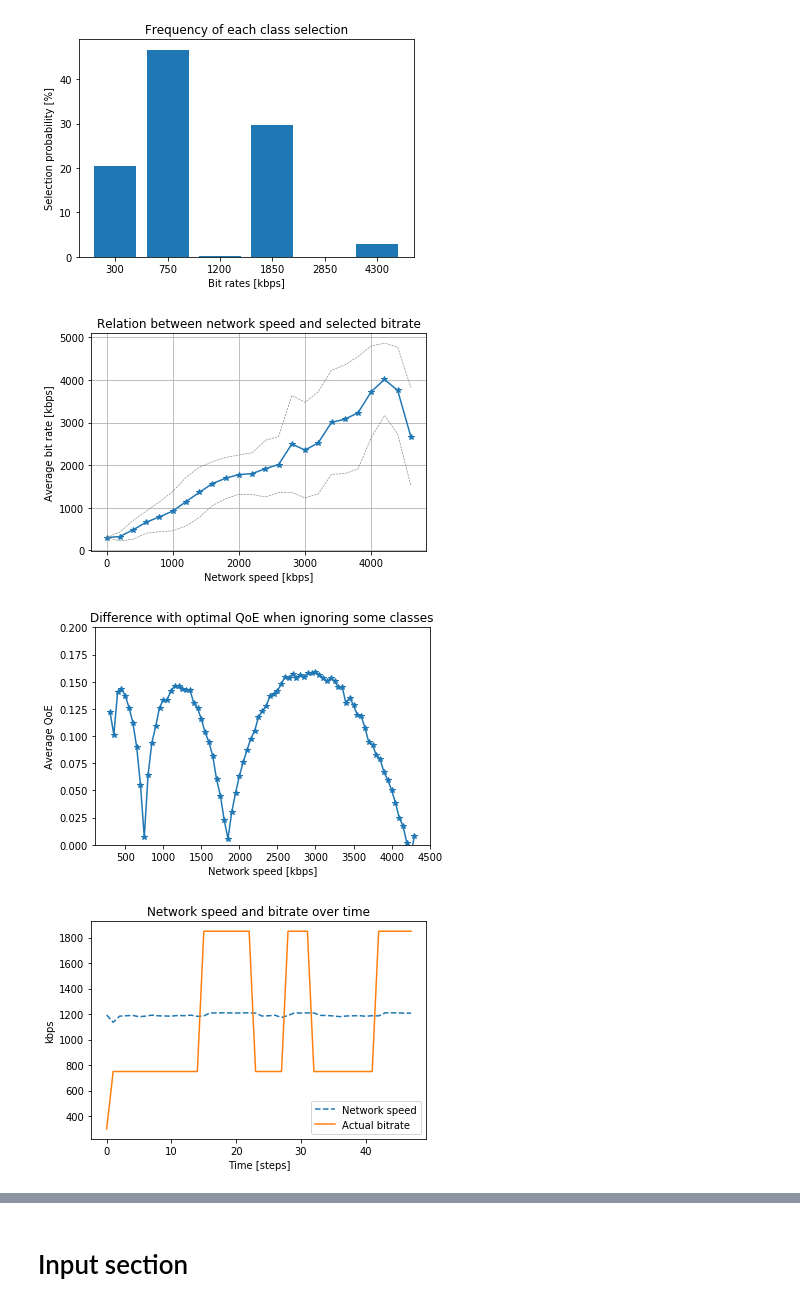
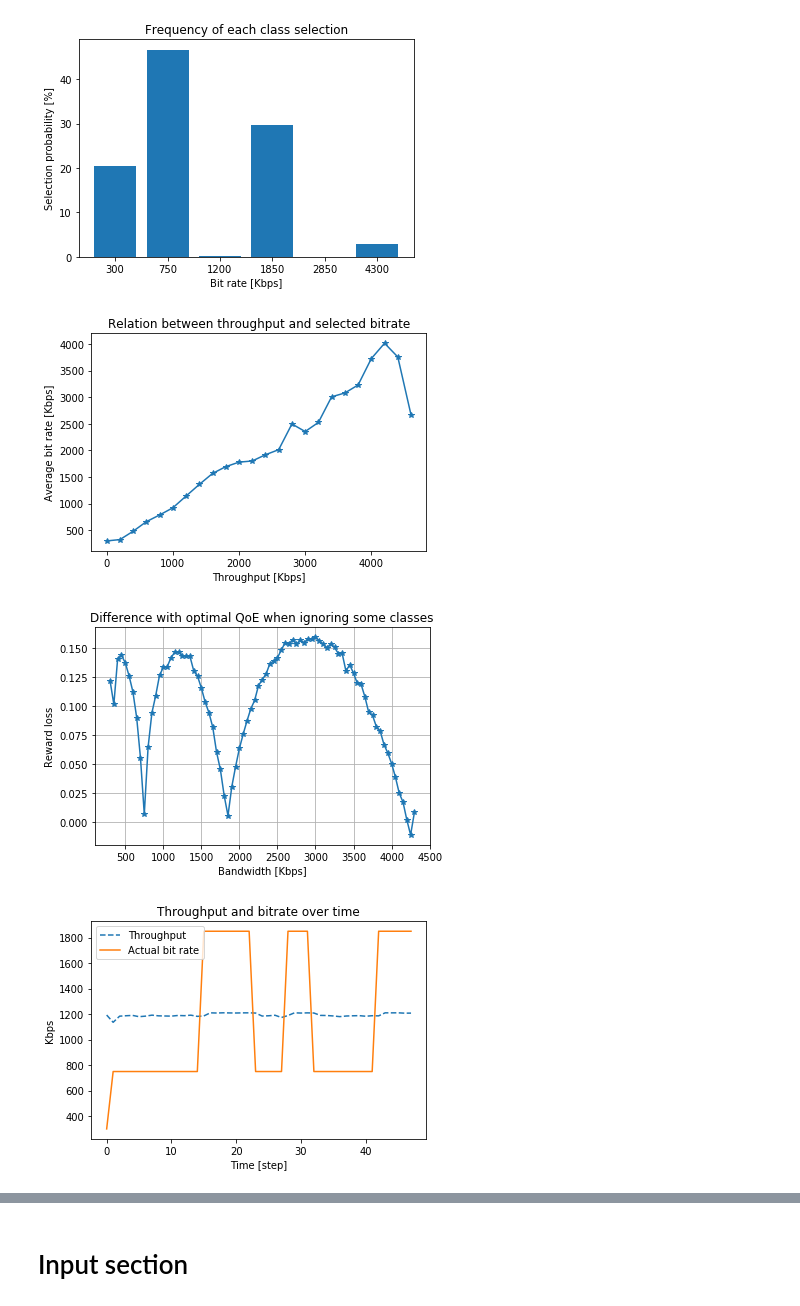
Before and after one commit to adethise/observing-rl-agents-netai2019, a Jupyter notebook: visualization.ipynb, the cells around one changed output, grey strips where cells are left out. Drawn from its saved outputs; the diff is of its cells as text; code cells hidden in the pictures.

Commit message:
updates for better nb figures

```diff
--- a/visualization.ipynb
+++ b/visualization.ipynb
@@ -14,9 +17,10 @@ from explainer import Explanation
 # Figures #
 ###########
 
-plt.rcParams.update({'figure.figsize': (15/2.54, 9/2.54)})
-#plt.rcParams.update({'figure.figsize': (25/2.54, 15/2.54)})
-#plt.rcParams.update({'figure.figsize': (75/2.54, 45/2.54)})
+if not SAVEFIG:
+    plt.rcParams.update({'figure.figsize': (15/2.54, 9/2.54)})
+else:
+    plt.rcParams.update({'figure.figsize': (15/2.54, 9/2.54/1.4), 'font.size': 13})
 
 exp = pickle.load(open('explanations/norway_car_12.explanation.pckl', 'rb'))
 f_weights = {feature: list() for feature in exp.base_features}
@@ -109,0 +182,22 @@ plt.savefig(savedir + 'output_speed_cdf.pdf', transparent=True)
+# %%
+speeds = list()
+for trace in os.listdir('net_traces/traces/'):
+    lines = open('net_traces/traces/' + trace).readlines()
+    speeds.extend([1000 * float(b) for _, b in [line.strip().split() for line in lines]])
+
+h, edges = np.histogram(speeds, density=True, bins=len(speeds))
+h = np.append([0], np.cumsum(h)/np.cumsum(h).max())
+plt.step(edges, 100 * h, label = 'Network bandwidth')
+
+##########
+
+##########
+
+plt.xlabel('Kbps')
+plt.xlim(-100, 5000)
+plt.xticks(x)
+plt.ylabel('Fraction of decisions [%]')
+if not SAVEFIG: plt.title('CDF of throughput in traces')
+plt.legend(loc='lower right')
+
+if SAVEFIG: plt.savefig(savedir + 'output_speed_cdf_pp_netonly.pdf', transparent=True, bbox_inches="tight")
@@ -150,45 +245,44 @@ std_br = np.array([np.std(bin_) for bin_ in bins])
 plt.plot(speeds, bitrates, '*-')
 plt.plot(speeds, bitrates-std_br, '--', color='tab:gray', linewidth=0.6)
 plt.plot(speeds, bitrates+std_br, '--', color='tab:gray', linewidth=0.6)
-plt.xlabel('Network speed [kbps]')
-plt.ylabel('Average bit rate [kbps]')
+plt.xlabel('Throughput [Kbps]')
+plt.ylabel('Average bit rate [Kbps]')
 plt.grid()
-plt.title('Relation between network speed and selected bitrate')
+if not SAVEFIG: plt.title('Relation between throughput and selected bitrate')
 
 
-plt.savefig(savedir + 'output_speed_bitrate.pdf', transparent=True)
-#plt.show()
+if SAVEFIG: plt.savefig(savedir + 'output_speed_bitrate.pdf', transparent=True, bbox_inches="tight")
 # %% [output]
-[figure, old version]
+[figure, new version]
 # %%
 pensieve_qoe = list()
 for br in range(300, 4301, 50):
     pensieve_qoe.append(np.mean(compute_qoe(f'exec_traces/normal_agent_constant_throughput/constant_{br}_kbps.csv')) - br / 1000)
-plt.plot(range(300, 4301, 50), -np.array(pensieve_qoe), '-*', label = 'Pensieve QoE')
+plt.plot(range(300, 4301, 50), -np.array(pensieve_qoe), '-*', label = 'Pensieve reward')
 
 
 #plt.plot(range(300, 4301, 50), -np.array(simulate([300, 750, 1200, 1850, 2850, 4300], range(300, 4301, 50))), label='20 Mb buffer, all bit rates')
 #plt.plot(range(300, 4301, 50), -np.array(simulate([300, 750, 1850, 4300], range(300, 4301, 50))), label='20Mb buffer, ifour bit rates')
 
 
-plt.xlabel('Network speed [kbps]')
-plt.ylabel('Average QoE')
-plt.ylim(0, .2)
-plt.title('Difference with optimal QoE when ignoring some classes')
+plt.xlabel('Bandwidth [Kbps]')
+plt.ylabel('Reward loss')
+#plt.ylim(0, .2)
+plt.grid()
+if not SAVEFIG: plt.title('Difference with optimal QoE when ignoring some classes')
 #plt.legend()
 
 
-plt.savefig(savedir + 'output_qoe_loss.pdf', transparent=True)
-#plt.show()
+if SAVEFIG: plt.savefig(savedir + 'output_qoe_loss.pdf', transparent=True, bbox_inches="tight")
 # %% [output]
-[figure, old version]
+[figure, new version]
 # %%
 exp = pickle.load(open('explanations/constant_1200_kbps.explanation.pckl', 'rb'))
 
 # Plot the network speed and expected bitrate over time
 time = list(range(exp.length))
 values = exp.values_over_time('throughput_7') * 8000
-plt.plot(time, values, '--', label = 'Network speed')
+plt.plot(time, values, '--', label = 'Throughput')
 
 #expected = np.zeros(exp.length)
 #for class_, probs in zip(exp.classes, exp.probs_over_time()):
@@ -197,17 +291,16 @@ plt.plot(time, values, '--', label = 'Network speed')
 
 classes = exp._data['classes']
 bitrate = [[300, 750, 1200, 1850, 2850, 4300][int(cl)] for cl in classes]
-plt.plot(time, bitrate, label = 'Actual bitrate')
+plt.plot(time, bitrate, label = 'Actual bit rate')
 
-plt.title('Network speed and bitrate over time')
-plt.legend()
-plt.xlabel('Time [steps]')
-plt.ylabel('kbps')
+if not SAVEFIG: plt.title('Throughput and bitrate over time')
+plt.legend(loc='upper left')
+plt.xlabel('Time [step]')
+plt.ylabel('Kbps')
 
-plt.savefig(savedir + 'output_constant_trace.pdf', transparent=True)
-#plt.show()
+if SAVEFIG: plt.savefig(savedir + 'output_constant_trace.pdf', transparent=True, bbox_inches="tight")
 # %% [output]
-[figure, old version]
+[figure, new version]
 # %%
 values = list()
 
```
Also changed, not shown: parts of 17 cells of this notebook, 16 other files.
